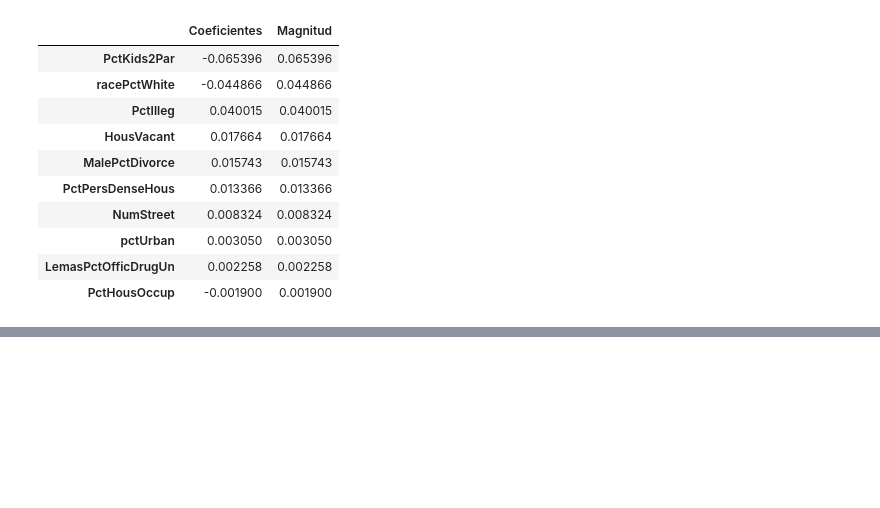
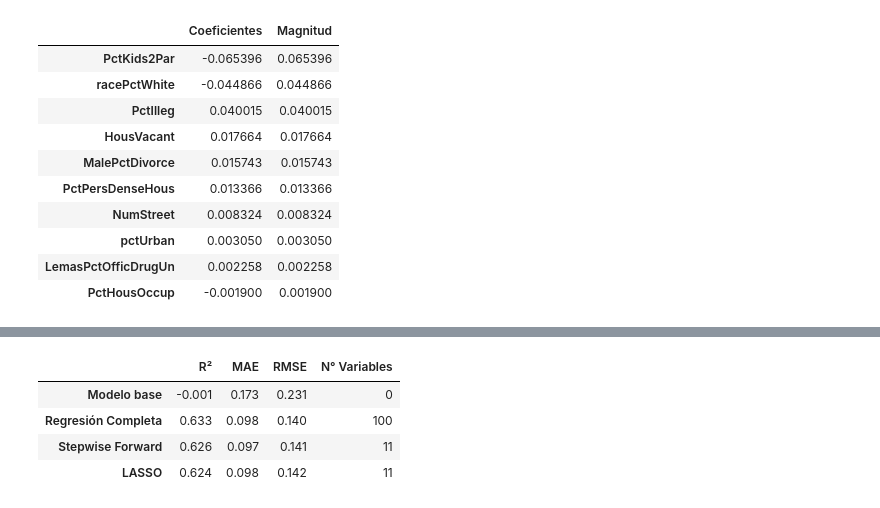
Before and after one commit to tomsolisesp/MagisterIA-UAI--MachineLearning1, a Jupyter notebook: Tarea_Machine_Learning_1.ipynb, the cells around one changed output, grey strips where cells are left out. Saved outputs shown, nothing was run; the diff lists cells and outputs as text; code cells hidden in the pictures; blank space fills up the shorter version.

```diff
--- a/Tarea_Machine_Learning_1.ipynb
+++ b/Tarea_Machine_Learning_1.ipynb
@@ -685,0 +705,38 @@ Complete la tabla usando el mismo conjunto de prueba para cada modelo. Seleccion
+# %%
+# Modelo Base
+pred_base = np.full(len(y_test), y_train.mean())
+
+# Regresión completa
+pred_completa = modelo_completo.predict(X_test_prep)
+
+# Stepwise Forward
+modelo_stepwise = LinearRegression()
+modelo_stepwise.fit(X_train_prep[seleccionadas], y_train)
+pred_stepwise = modelo_stepwise.predict(X_test_prep[seleccionadas])
+
+# LASSO
+pred_lasso = lasso_final.predict(X_test_prep)
+# %%
+# Métricas para cada uno de los modelos usando el mismo conjunto de prueba
+
+def fila(y_pred, n_vars):
+  return [r2_score(y_test, y_pred),
+          mean_absolute_error(y_test, y_pred),
+          np.sqrt(mean_squared_error(y_test, y_pred)),
+          n_vars]
+
+tabla_final = pd.DataFrame(
+    [fila(pred_base, 0),
+     fila(pred_completa, X_train_prep.shape[1]),
+     fila(pred_stepwise, len(seleccionadas)),
+     fila(pred_lasso, len(activas))],
+    index=['Modelo base', 'Regresión Completa', 'Stepwise Forward', 'LASSO'],
+    columns=['R²', 'MAE', 'RMSE', 'N° Variables']).round(3)
+
+tabla_final
+# %% [output]
+|  | R² | MAE | RMSE | N° Variables |
+| Modelo base | -0.001 | 0.173 | 0.231 | 0 |
+| Regresión Completa | 0.633 | 0.098 | 0.140 | 100 |
+| Stepwise Forward | 0.626 | 0.097 | 0.141 | 11 |
+| LASSO | 0.624 | 0.098 | 0.142 | 11 |
```
Also changed, not shown: parts of 4 cells of this notebook.
